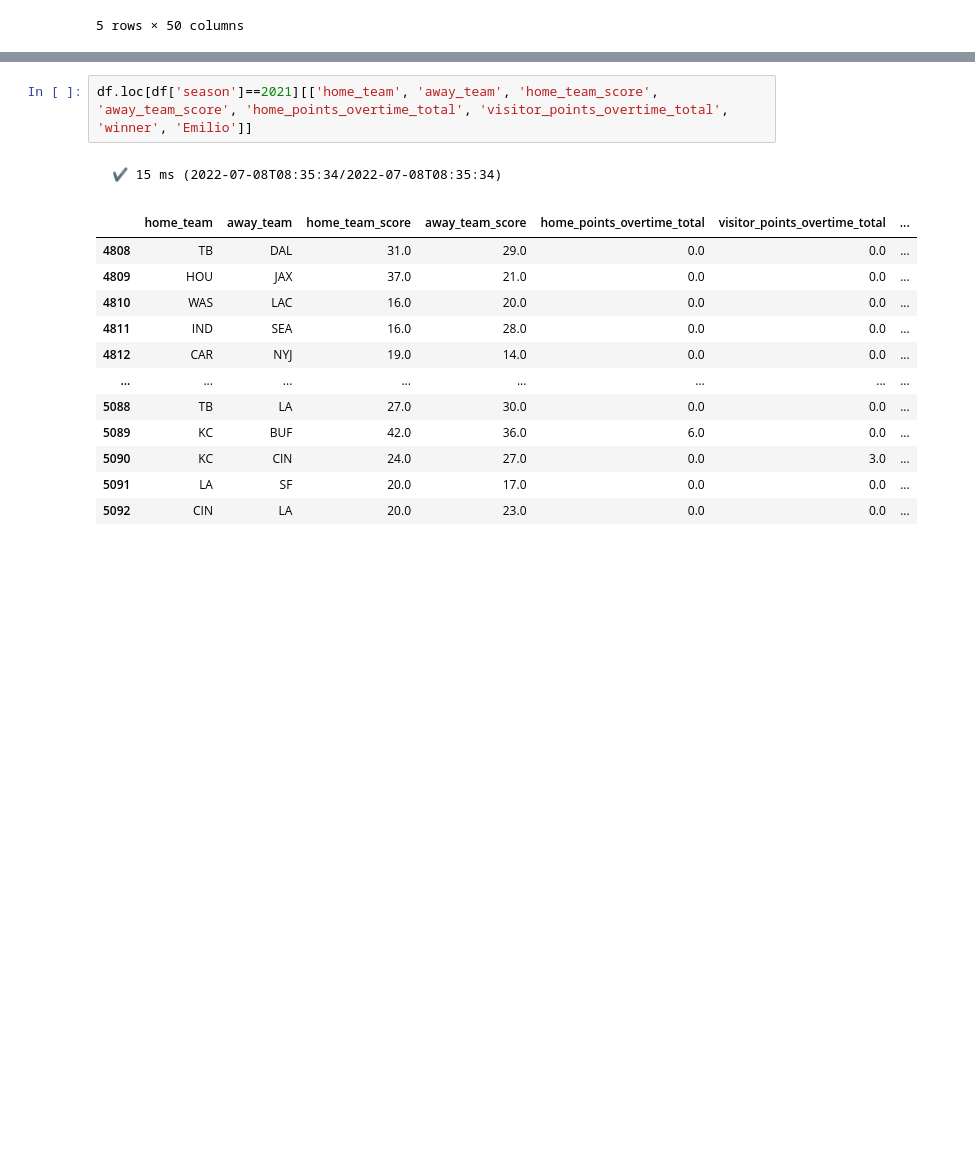
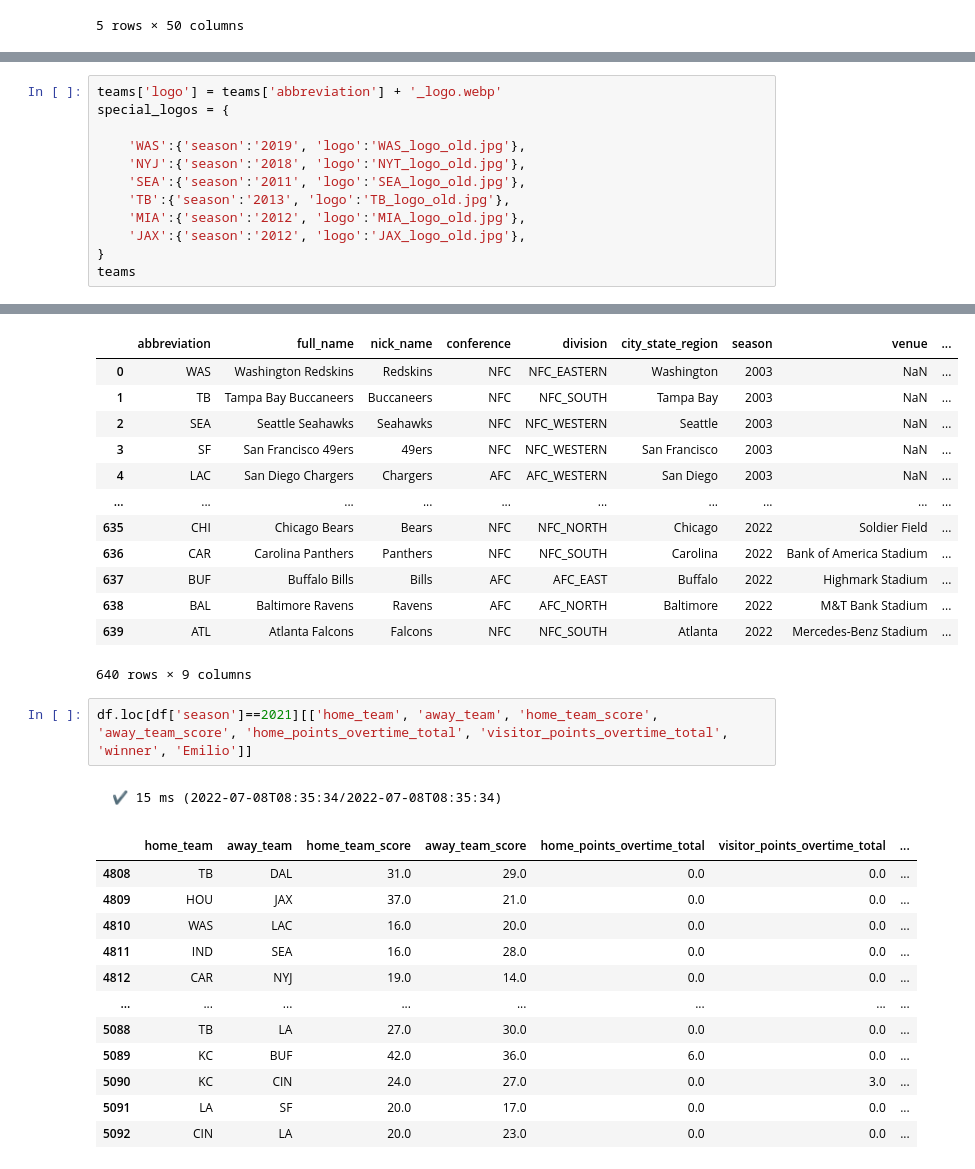
Before and after one commit to ramosem97/Quiniela, a Jupyter notebook: notebook/nfl_data_merge.ipynb, the cells around one changed output, grey strips where cells are left out. Saved outputs shown, nothing was run; the diff lists cells and outputs as text; blank space fills up the shorter version.

```diff
--- a/notebook/nfl_data_merge.ipynb
+++ b/notebook/nfl_data_merge.ipynb
@@ -197,0 +139,13 @@ game_time
+# %%
+teams['logo'] = teams['abbreviation'] + '_logo.webp'
+special_logos = {
+
+    'WAS':{'season':'2019', 'logo':'WAS_logo_old.jpg'},
+    'NYJ':{'season':'2018', 'logo':'NYT_logo_old.jpg'},
+    'SEA':{'season':'2011', 'logo':'SEA_logo_old.jpg'},
+    'TB':{'season':'2013', 'logo':'TB_logo_old.jpg'},
+    'MIA':{'season':'2012', 'logo':'MIA_logo_old.jpg'},
+    'JAX':{'season':'2012', 'logo':'JAX_logo_old.jpg'},
+}
+teams
+# %% [output]
@@ -198,3 +153,16 @@ game_time
+|  | abbreviation | full_name | nick_name | conference | division | city_state_region | season | venue | ... |
+| 0 | WAS | Washington Redskins | Redskins | NFC | NFC_EASTERN | Washington | 2003 | NaN | ... |
+| 1 | TB | Tampa Bay Buccaneers | Buccaneers | NFC | NFC_SOUTH | Tampa Bay | 2003 | NaN | ... |
+| 2 | SEA | Seattle Seahawks | Seahawks | NFC | NFC_WESTERN | Seattle | 2003 | NaN | ... |
+| 3 | SF | San Francisco 49ers | 49ers | NFC | NFC_WESTERN | San Francisco | 2003 | NaN | ... |
+| 4 | LAC | San Diego Chargers | Chargers | AFC | AFC_WESTERN | San Diego | 2003 | NaN | ... |
+| ... | ... | ... | ... | ... | ... | ... | ... | ... | ... |
+| 635 | CHI | Chicago Bears | Bears | NFC | NFC_NORTH | Chicago | 2022 | Soldier Field | ... |
+| 636 | CAR | Carolina Panthers | Panthers | NFC | NFC_SOUTH | Carolina | 2022 | Bank of America Stadium | ... |
+| 637 | BUF | Buffalo Bills | Bills | AFC | AFC_EAST | Buffalo | 2022 | Highmark Stadium | ... |
+| 638 | BAL | Baltimore Ravens | Ravens | AFC | AFC_NORTH | Baltimore | 2022 | M&T Bank Stadium | ... |
+| 639 | ATL | Atlanta Falcons | Falcons | NFC | NFC_SOUTH | Atlanta | 2022 | Mercedes-Benz Stadium | ... |
+640 rows × 9 columns
 # %%
 df.loc[df['season']==2021][['home_team', 'away_team', 'home_team_score', 'away_team_score', 'home_points_overtime_total', 'visitor_points_overtime_total', 'winner', 'Emilio']]
 # %% [output]
```
Also changed, not shown: parts of 7 cells of this notebook, 34 other files.
